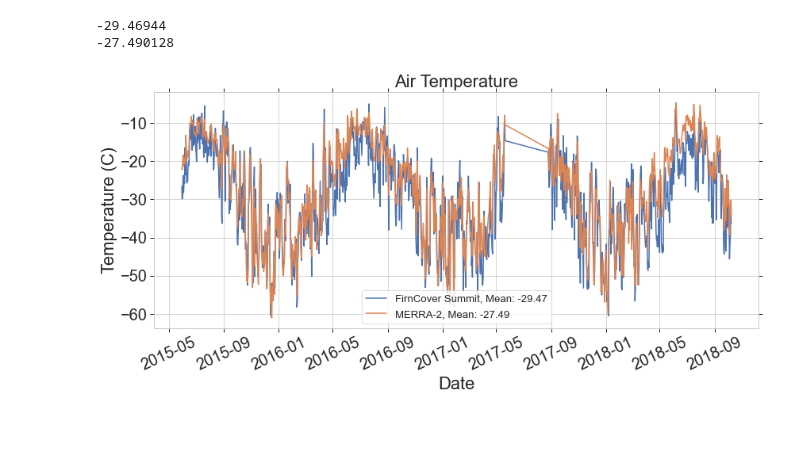
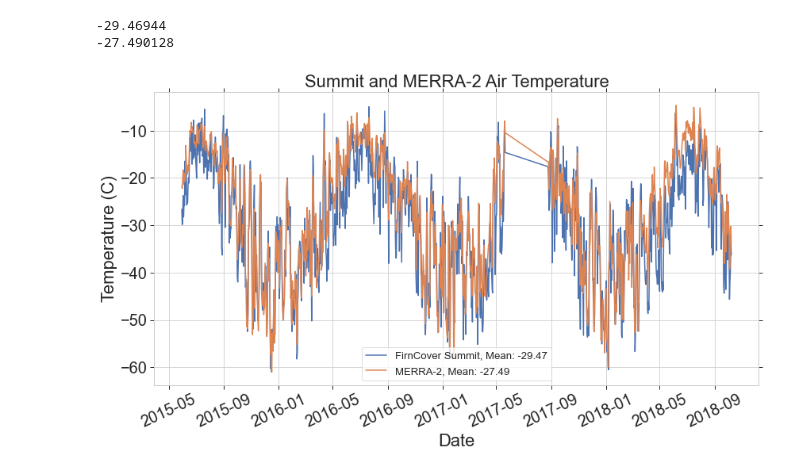
Before and after one commit to maximusjstevens/firncover, a Jupyter notebook: Summit_Model_Temp.ipynb, the cells around one changed output. Drawn from its saved outputs; the diff is of its cells as text; code cells hidden in the pictures; blank space fills up the shorter version.

```diff
--- a/Summit_Model_Temp.ipynb
+++ b/Summit_Model_Temp.ipynb
@@ -538,17 +804,17 @@ print(mean_merra)
 # %%
 # Plot the FirnCover Summit air temp with the MERAA2 air temp
 # from matplotlib.ticker import FormatStrFormatter
 # ax.yaxis.set_major_formatter(FormatStrFormatter('%.2f'))
 
-f1,a1=plt.subplots(figsize=(12,6))
+f1,a1=plt.subplots(figsize=(12,7))
 a1.plot(overlap_dates, Summit_air_subsampled['air_temp_C'], label=f'FirnCover Summit, Mean: {mean_summit:.2f}')
 a1.plot(overlap_dates, df_daily_subsampled_adjust['TS']-273.15, label=f'MERRA-2, Mean: {mean_merra:.2f}')
 a1.tick_params(axis='x', rotation=25)
 a1.legend()
 a1.set_xlabel('Date')
 a1.set_ylabel('Temperature (C)')
-a1.set_title(f'Air Temperature')
-figfilename = f'Tplus{t_adjust}_FirnCover_MERRA2_Air_Temp.png'
-f1.savefig(f'Summit_Figures/{figfilename}.png')
+a1.set_title(f'Summit and MERRA-2 Air Temperature')
+figfilename = f'Tplus{t_adjust}_FirnCover_MERRA2_Air_Temp'
+f1.savefig(f'Summit_Figures/{figfilename}.png', dpi=1200)
 # %% [output]
-[figure, old version]
+[figure, new version]
```
Also changed, not shown: parts of 23 cells of this notebook.
